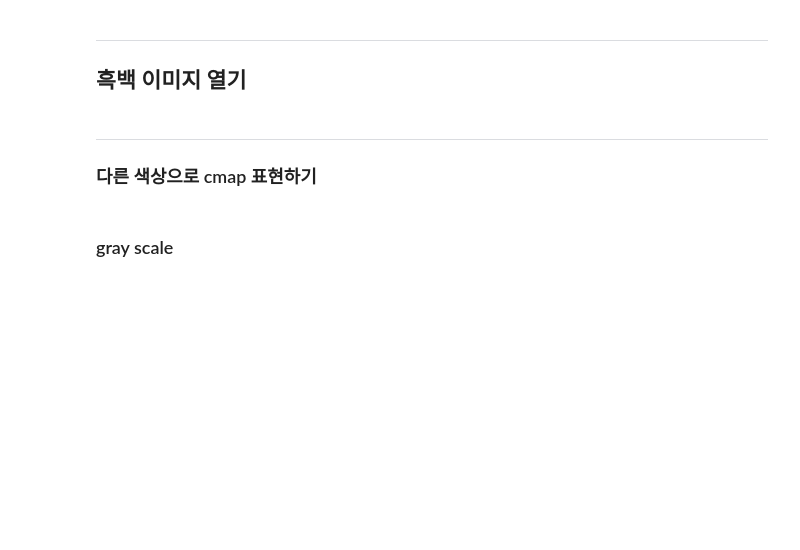
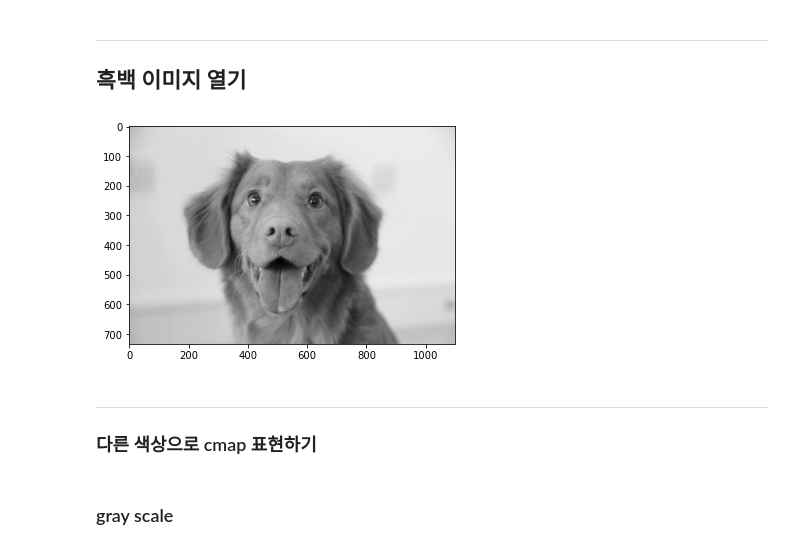
Before and after one commit to ollpp/prac_deeplearning, a Jupyter notebook: 개념/Part1) 인공지능에 대한 개념과 준비/실습코드/12. 인공지능 개발 준비 - 07~08. 시각화 기초(이미지).ipynb, the cells around one changed output. Cells and saved outputs as stored; diff of their text form; code cells hidden in the pictures; blank space fills up the shorter version.

```diff
--- a/개념/Part1) 인공지능에 대한 개념과 준비/실습코드/12. 인공지능 개발 준비 - 07~08. 시각화 기초(이미지).ipynb
+++ b/개념/Part1) 인공지능에 대한 개념과 준비/실습코드/12. 인공지능 개발 준비 - 07~08. 시각화 기초(이미지).ipynb
@@ -28,3 +55,6 @@ ___
 # %% [markdown]
 ---
 ## 이미지 흑백으로 열기
+# %%
+image_pil = Image.open(path).convert("L")
+image_bw = np.array(image_pil)
@@ -33,6 +69,10 @@ ___
 ## 흑백 이미지 열기
 # %%
 # 2개의 차원일 때는 gray scale로 열림
+plt.imshow(image_bw, 'gray')
+plt.show()
+# %% [output]
+[figure, added]
 # %% [markdown]
 ---
 ### 다른 색상으로 cmap 표현하기
```
Also changed, not shown: parts of 23 cells of this notebook.
